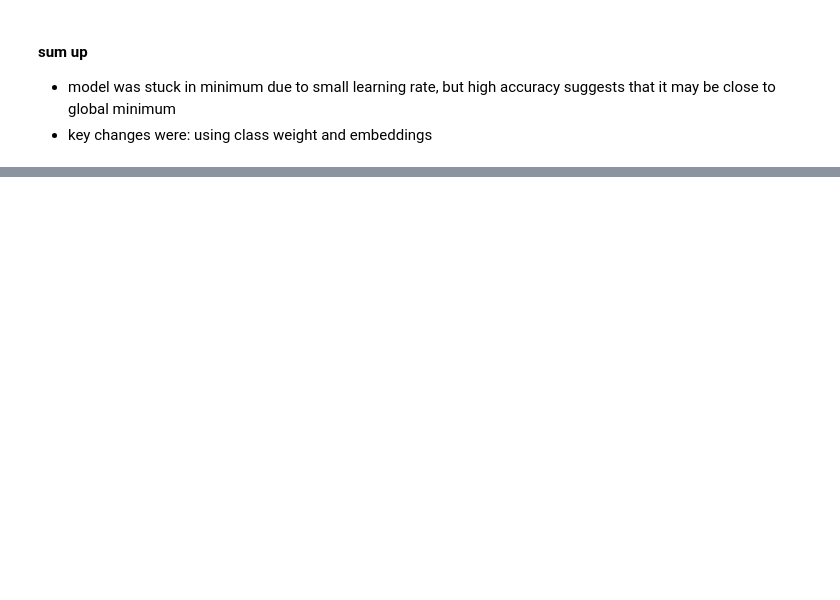
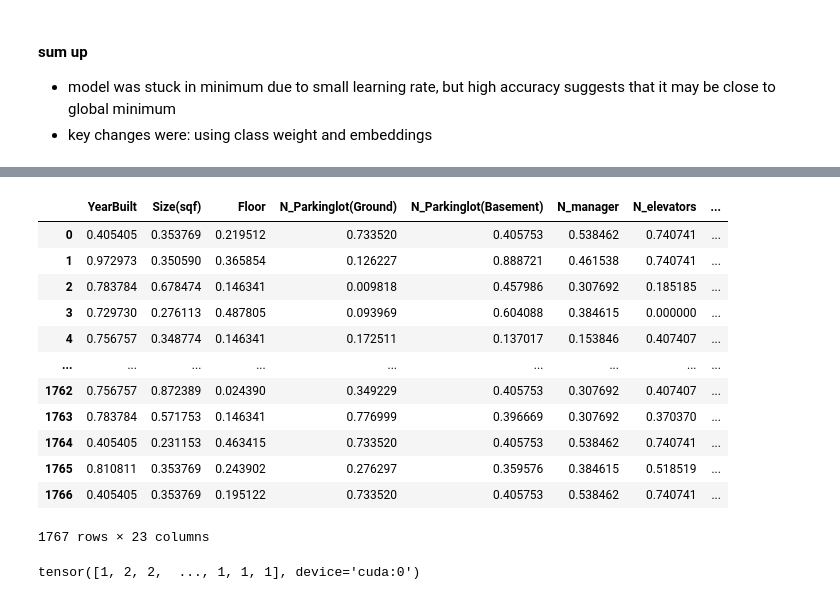
Before and after one commit to janekfilipecki/neural-networks, a Jupyter notebook: main.ipynb, the cells around one changed output, grey strips where cells are left out. Cells and saved outputs as stored; diff of their text form; code cells hidden in the pictures; blank space fills up the shorter version.

```diff
--- a/main.ipynb
+++ b/main.ipynb
@@ -602,0 +684,4 @@ plt.legend()
+# %%
+num_features = encoded_target_task_data[numerical_columns]
+encoded_target_task_data[numerical_columns] = scaler.fit_transform(num_features)
+encoded_target_task_data.head()
@@ -602,0 +742,16 @@ plt.legend()
+# %%
+encoded_target_task_data
+# %% [output]
+|  | YearBuilt | Size(sqf) | Floor | N_Parkinglot(Ground) | N_Parkinglot(Basement) | N_manager | N_elevators | ... |
+| 0 | 0.405405 | 0.353769 | 0.219512 | 0.733520 | 0.405753 | 0.538462 | 0.740741 | ... |
+| 1 | 0.972973 | 0.350590 | 0.365854 | 0.126227 | 0.888721 | 0.461538 | 0.740741 | ... |
+| 2 | 0.783784 | 0.678474 | 0.146341 | 0.009818 | 0.457986 | 0.307692 | 0.185185 | ... |
+| 3 | 0.729730 | 0.276113 | 0.487805 | 0.093969 | 0.604088 | 0.384615 | 0.000000 | ... |
+| 4 | 0.756757 | 0.348774 | 0.146341 | 0.172511 | 0.137017 | 0.153846 | 0.407407 | ... |
+| ... | ... | ... | ... | ... | ... | ... | ... | ... |
+| 1762 | 0.756757 | 0.872389 | 0.024390 | 0.349229 | 0.405753 | 0.307692 | 0.407407 | ... |
+| 1763 | 0.783784 | 0.571753 | 0.146341 | 0.776999 | 0.396669 | 0.307692 | 0.370370 | ... |
+| 1764 | 0.405405 | 0.231153 | 0.463415 | 0.733520 | 0.405753 | 0.538462 | 0.740741 | ... |
+| 1765 | 0.810811 | 0.353769 | 0.243902 | 0.276297 | 0.359576 | 0.384615 | 0.518519 | ... |
+| 1766 | 0.405405 | 0.353769 | 0.195122 | 0.733520 | 0.405753 | 0.538462 | 0.740741 | ... |
+1767 rows × 23 columns
@@ -602,0 +763,7 @@ plt.legend()
+# %%
+cat_x, num_x = cat_x.to(device), num_x.to(device)
+outputs = model_production(cat_x, num_x)
+_, predicted = torch.max(outputs, 1)
+predicted
+# %% [output]
+tensor([1, 2, 2,  ..., 1, 1, 1], device='cuda:0')
```
Also changed, not shown: parts of 17 cells of this notebook, 1 other file.
